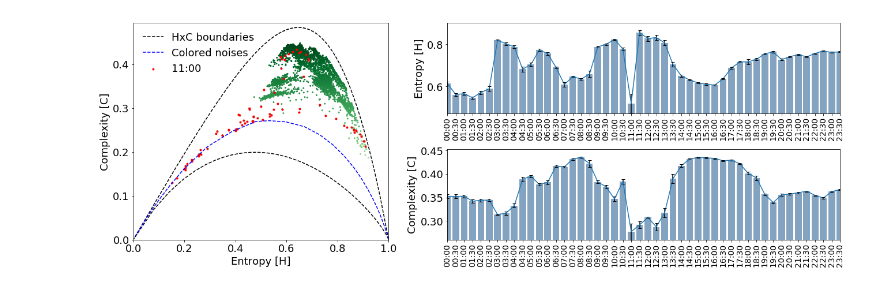
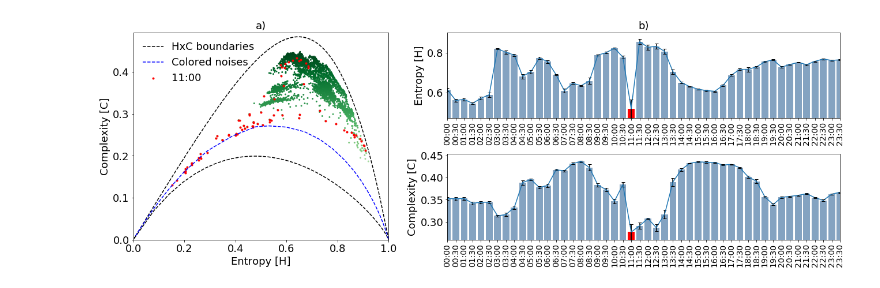
Before and after one commit to juancolonna/EGCI, a Jupyter notebook: Fig8.ipynb, the cells around one changed output. Saved outputs shown, nothing was run; the diff lists cells and outputs as text; code cells hidden in the pictures.

Commit message:
figures com title

```diff
--- a/Fig8.ipynb
+++ b/Fig8.ipynb
@@ -60,33 +60,38 @@ plt.ylim([0, np.max(cotas['Complexity'])+0.01])
 plt.ylabel('Complexity [C]')
 plt.xlabel('Entropy [H]')
 plt.legend(loc = 'upper left', frameon=False)
+plt.title('a)')
 
 ax1.scatter(df['H'], df['C'], marker='.', s=15, c=df['C'], label = '',
             norm=plt.Normalize(vmax=np.max(base['C']), vmin=np.min(base['C'])-0.1),
             cmap = 'Greens') # seismic # viridis # plasma # jet # PuBu # YlOrRd # Blues
 
 ax1.scatter(H1, C1, marker='.', s=35, c='r', label = '11:00') # seismic # viridis # plasma # jet # PuBu # YlOrRd # Blues
 plt.legend(loc = 'upper left', frameon=False)
 
+rain_bar = 22
 
 ax2 = fig.add_subplot(gs[0, 1])
 ax2.plot(H_mu)
 ax2.bar(np.arange(len(H_mu)), H_mu, width=0.8, yerr=H_CI, capsize=3, tick_label = t, color=(0.2, 0.4, 0.6, 0.6))
+ax2.bar(rain_bar, H_mu[rain_bar], width=0.8, yerr=H_CI[rain_bar], capsize=3, color='red')
 plt.xlim([0, 47])
 plt.ylim([np.min(H_mu)-np.max(H_CI),np.max(H_mu)+np.max(H_CI)])
 plt.ylabel('Entropy [H]')
 plt.xticks(rotation=90, fontsize=14)
+plt.title('b)')
 
 ax3 = fig.add_subplot(gs[1, 1])
 ax3.plot(C_mu)
 ax3.bar(np.arange(len(C_mu)), C_mu, width=0.8, yerr=C_CI, capsize=3, tick_label = t, color=(0.2, 0.4, 0.6, 0.6))
+ax3.bar(rain_bar, C_mu[rain_bar], width=0.8, yerr=C_CI[rain_bar], capsize=3, color='red')
 plt.xlim([0, 47])
 plt.ylim([np.min(C_mu)-np.max(C_CI),np.max(C_mu)+np.max(C_CI)])
 plt.ylabel('Complexity [C]')
 plt.xticks(rotation=90, fontsize=14)
 
 # fig.savefig('./figures/Fig8.eps', format="eps", bbox_inches='tight')
 
 plt.show()
 # %% [output]
-[figure, old version]
+[figure, new version]
```
Also changed, not shown: 4 other files.
